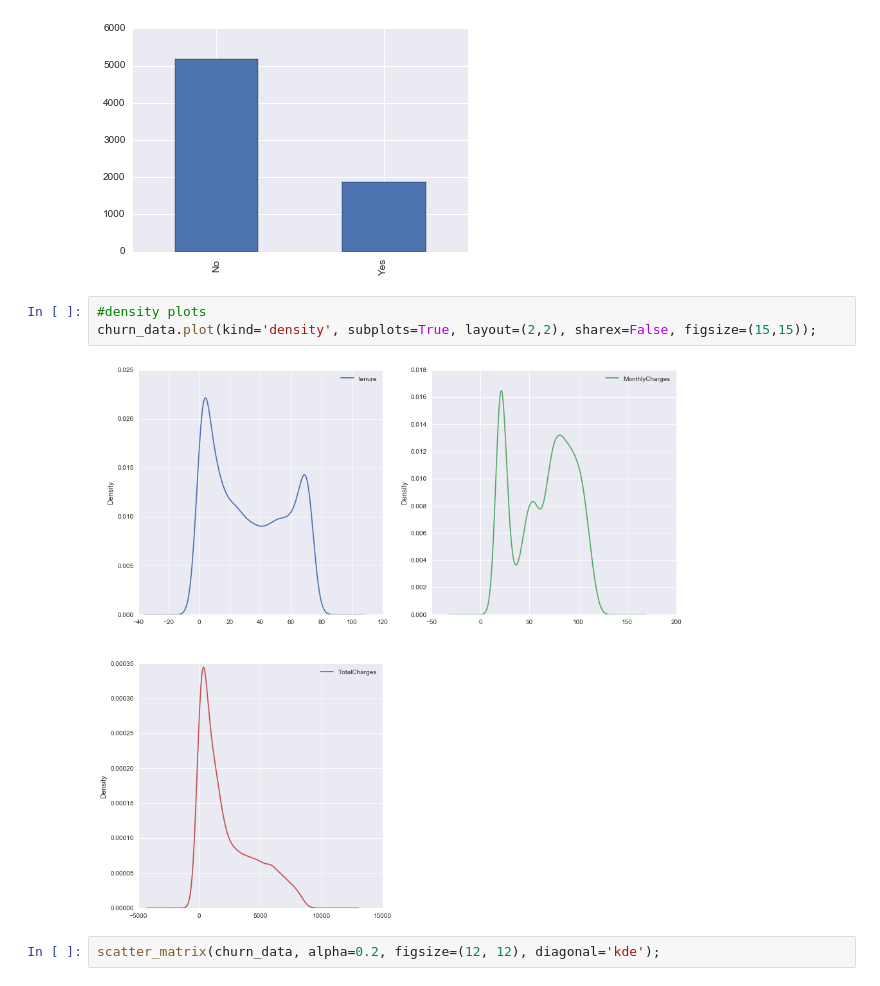
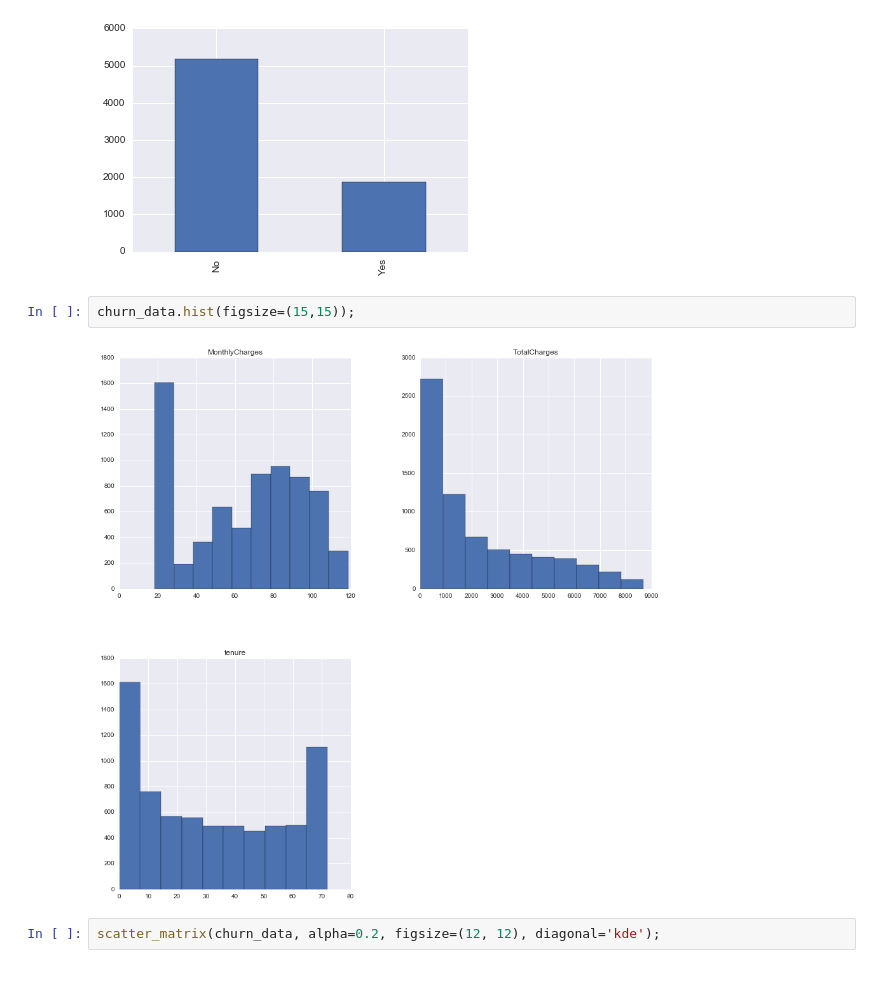
Before and after one commit to AmyinTX/Thinkful_Capstone, a Jupyter notebook: Capstone_RD.ipynb, the cells around one changed output. Cells and saved outputs as stored; diff of their text form.

```diff
--- a/Capstone_RD.ipynb
+++ b/Capstone_RD.ipynb
@@ -103,11 +153,10 @@ for col in churn_data:
 churn_data.Churn.value_counts().plot(kind='bar');
 # %% [output]
 [figure]
-# %%
-#density plots
-churn_data.plot(kind='density', subplots=True, layout=(2,2), sharex=False, figsize=(15,15));
-# %% [output]
-[figure, removed]
+# %%
+churn_data.hist(figsize=(15,15));
+# %% [output]
+[figure, added]
 # %%
 scatter_matrix(churn_data, alpha=0.2, figsize=(12, 12), diagonal='kde');
 # %% [output]
```
Also changed, not shown: parts of 59 cells of this notebook.
